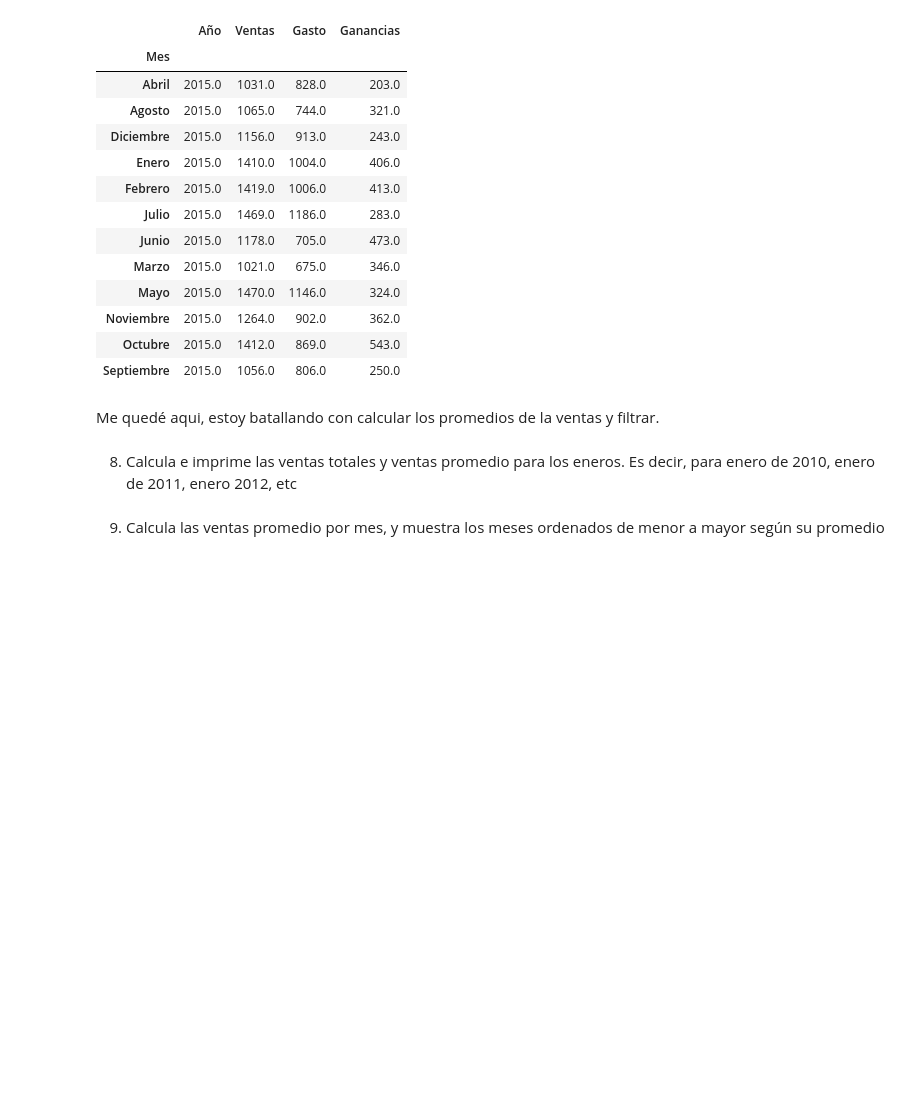
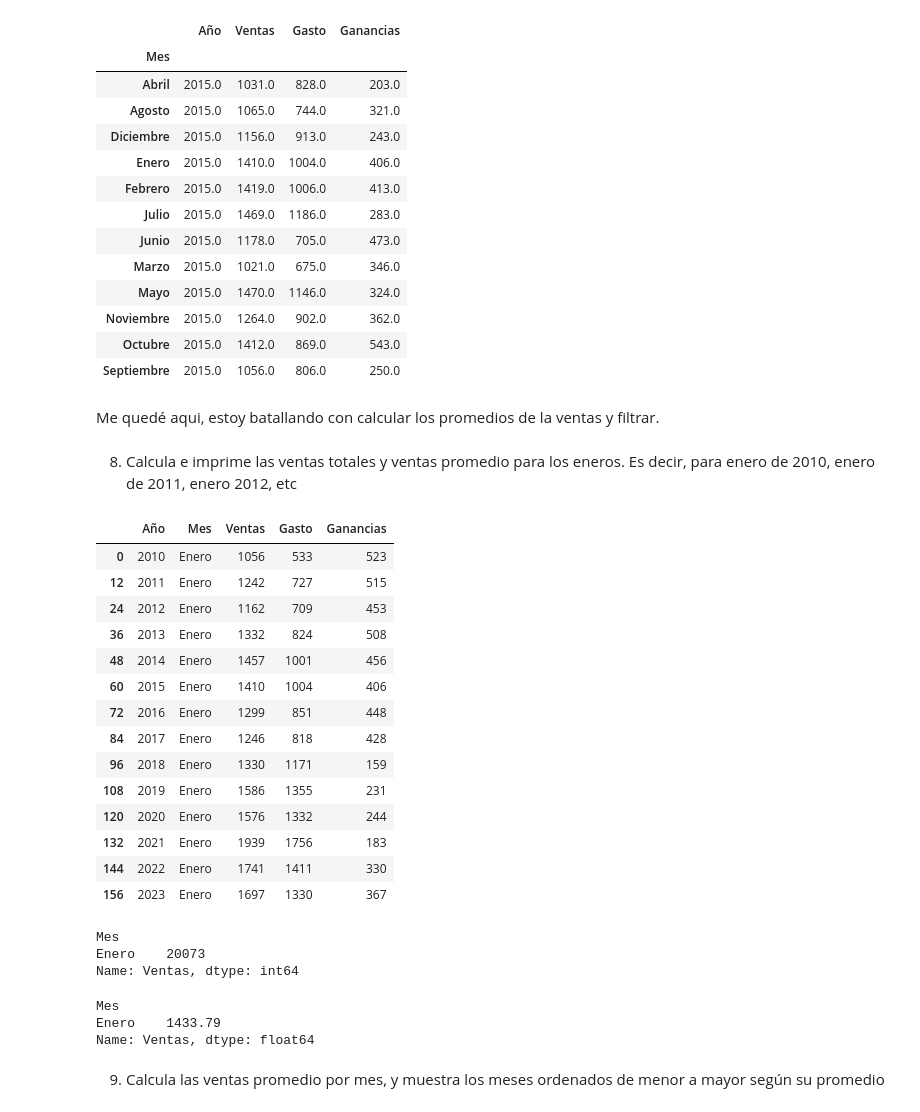
Before and after one commit to Qrzpau/EstadisticaAplicada_1723927_, a Jupyter notebook: Actividad3a_PQS_1723927_EAG46_ago2023.ipynb, the cells around one changed output. Saved outputs shown, nothing was run; the diff lists cells and outputs as text; code cells hidden in the pictures; blank space fills up the shorter version.

```diff
--- a/Actividad3a_PQS_1723927_EAG46_ago2023.ipynb
+++ b/Actividad3a_PQS_1723927_EAG46_ago2023.ipynb
@@ -182,8 +177,38 @@ Me quedé aqui, estoy batallando con calcular los promedios de la ventas y filtr
 # %%
 ## escribe aqui el código ventas totales
 ##Pista: primero filtra los meses de enero, luego selecciona la columna ventas
+enero = ventas.query('Mes == "Enero"')
+# %%
+enero
+# %% [output]
+|  | Año | Mes | Ventas | Gasto | Ganancias |
+| 0 | 2010 | Enero | 1056 | 533 | 523 |
+| 12 | 2011 | Enero | 1242 | 727 | 515 |
+| 24 | 2012 | Enero | 1162 | 709 | 453 |
+| 36 | 2013 | Enero | 1332 | 824 | 508 |
+| 48 | 2014 | Enero | 1457 | 1001 | 456 |
+| 60 | 2015 | Enero | 1410 | 1004 | 406 |
+| 72 | 2016 | Enero | 1299 | 851 | 448 |
+| 84 | 2017 | Enero | 1246 | 818 | 428 |
+| 96 | 2018 | Enero | 1330 | 1171 | 159 |
+| 108 | 2019 | Enero | 1586 | 1355 | 231 |
+| 120 | 2020 | Enero | 1576 | 1332 | 244 |
+| 132 | 2021 | Enero | 1939 | 1756 | 183 |
+| 144 | 2022 | Enero | 1741 | 1411 | 330 |
+| 156 | 2023 | Enero | 1697 | 1330 | 367 |
+# %%
+enero.groupby('Mes')['Ventas'].sum()
+# %% [output]
+Mes
+Enero    20073
+Name: Ventas, dtype: int64
 # %%
 ## escribe aqui el código ventas promedio
+enero.groupby('Mes')['Ventas'].mean().round(2)
+# %% [output]
+Mes
+Enero    1433.79
+Name: Ventas, dtype: float64
 # %% [markdown]
 9. Calcula las ventas promedio por mes, y muestra los meses ordenados de menor a mayor según su promedio
 # %%
```
Also changed, not shown: parts of 2 cells of this notebook.
